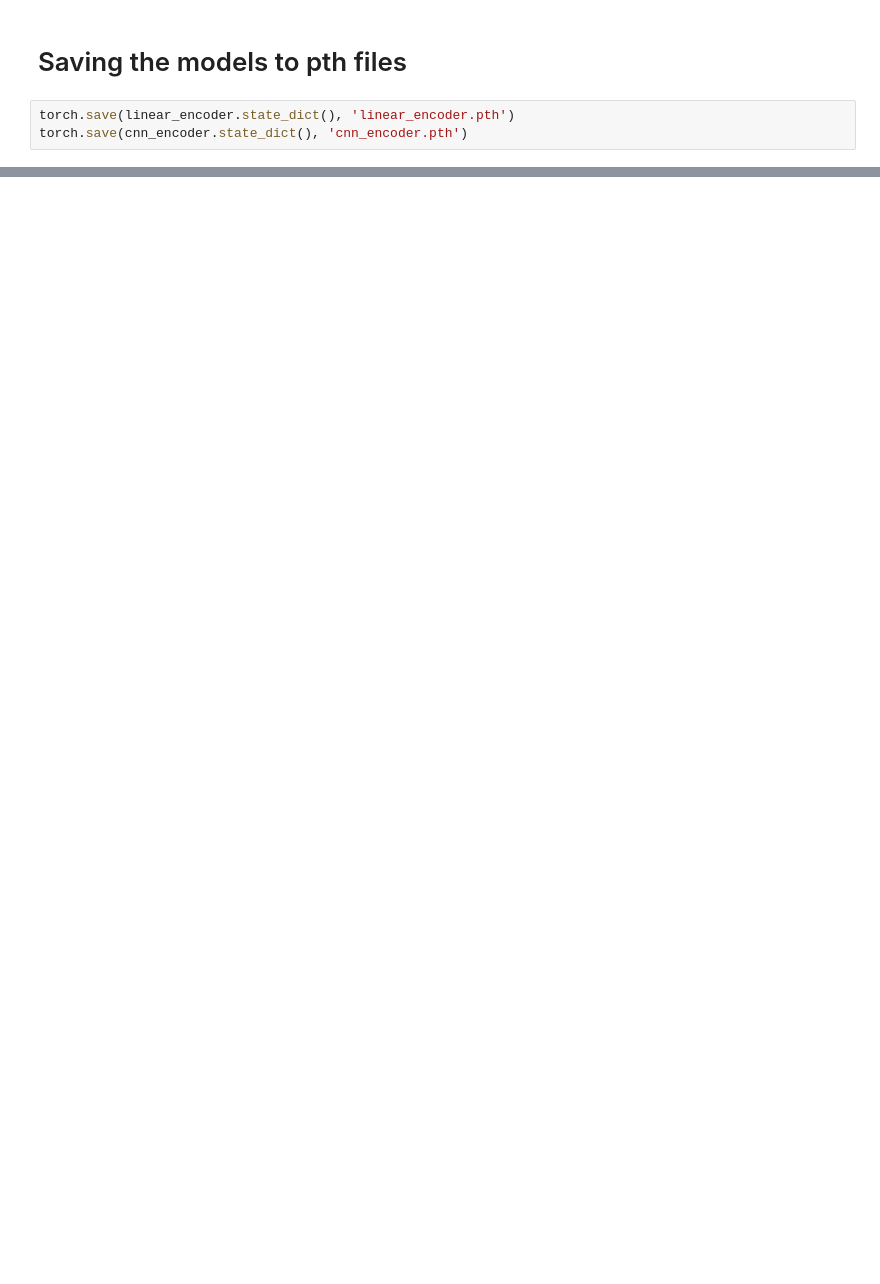
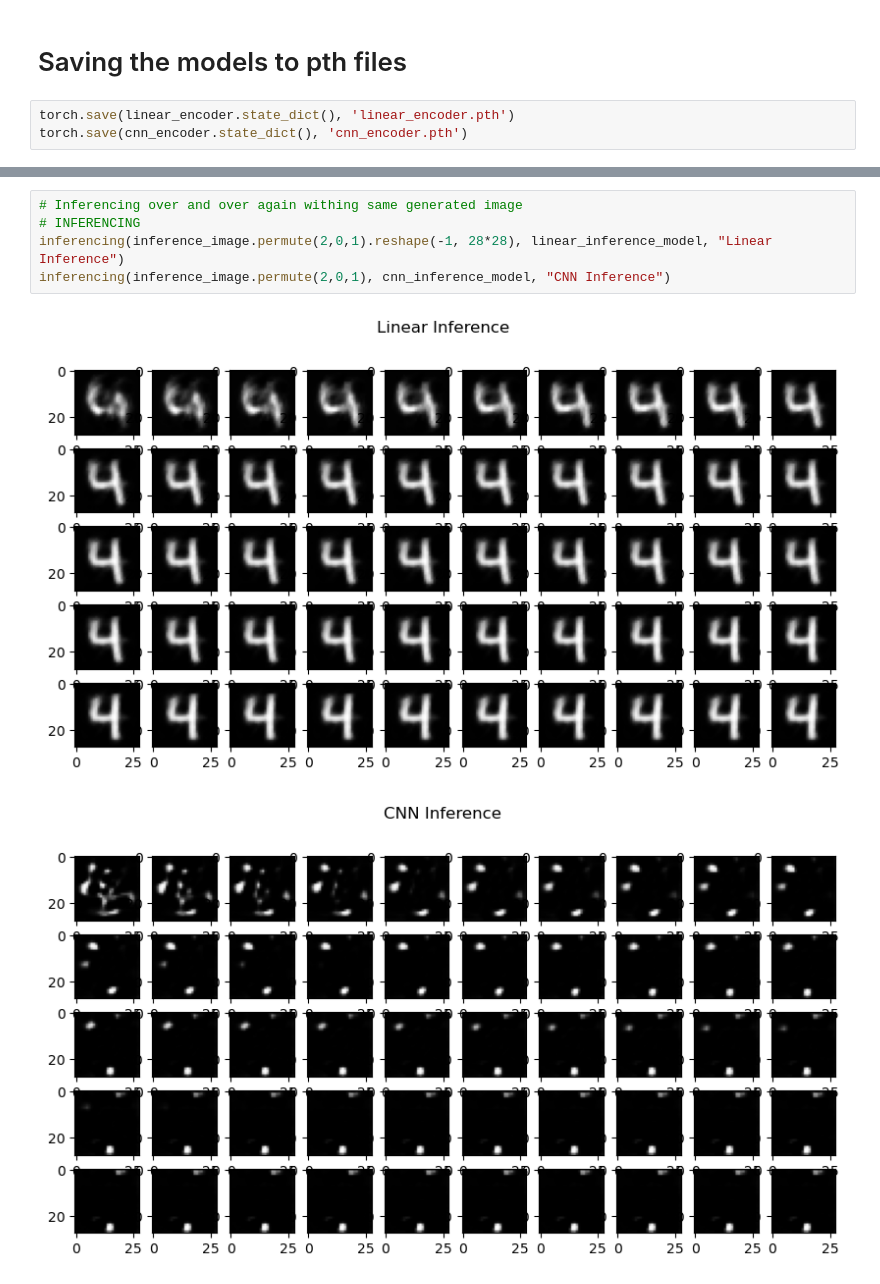
Before and after one commit to Harighs/AutoEncoder_GAN, a Jupyter notebook: Autoencodder_in_pytorch.ipynb, the cells around one changed output, grey strips where cells are left out. Saved outputs shown, nothing was run; the diff lists cells and outputs as text; blank space fills up the shorter version.

```diff
--- a/Autoencodder_in_pytorch.ipynb
+++ b/Autoencodder_in_pytorch.ipynb
@@ -211,0 +272,8 @@ torch.save(cnn_encoder.state_dict(), 'cnn_encoder.pth')
+# %%
+# Inferencing over and over again withing same generated image
+# INFERENCING
+inferencing(inference_image.permute(2,0,1).reshape(-1, 28*28), linear_inference_model, "Linear Inference")
+inferencing(inference_image.permute(2,0,1), cnn_inference_model, "CNN Inference")
+# %% [output]
+[figure, added]
+[figure, added]
```
Also changed, not shown: parts of 6 cells of this notebook, 5 other files.
